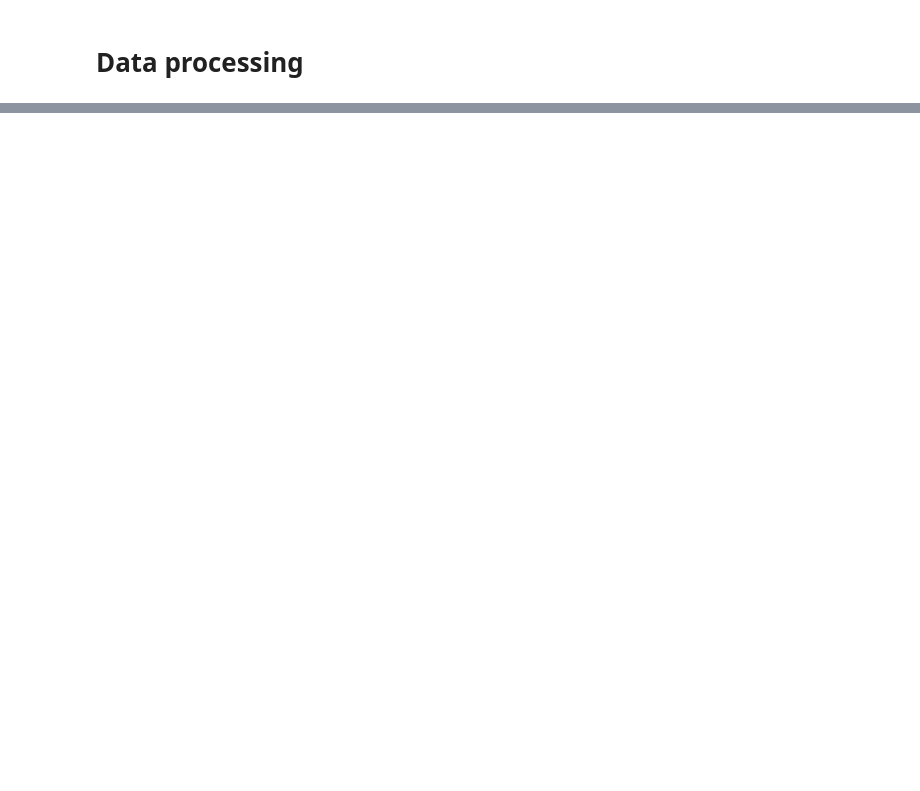
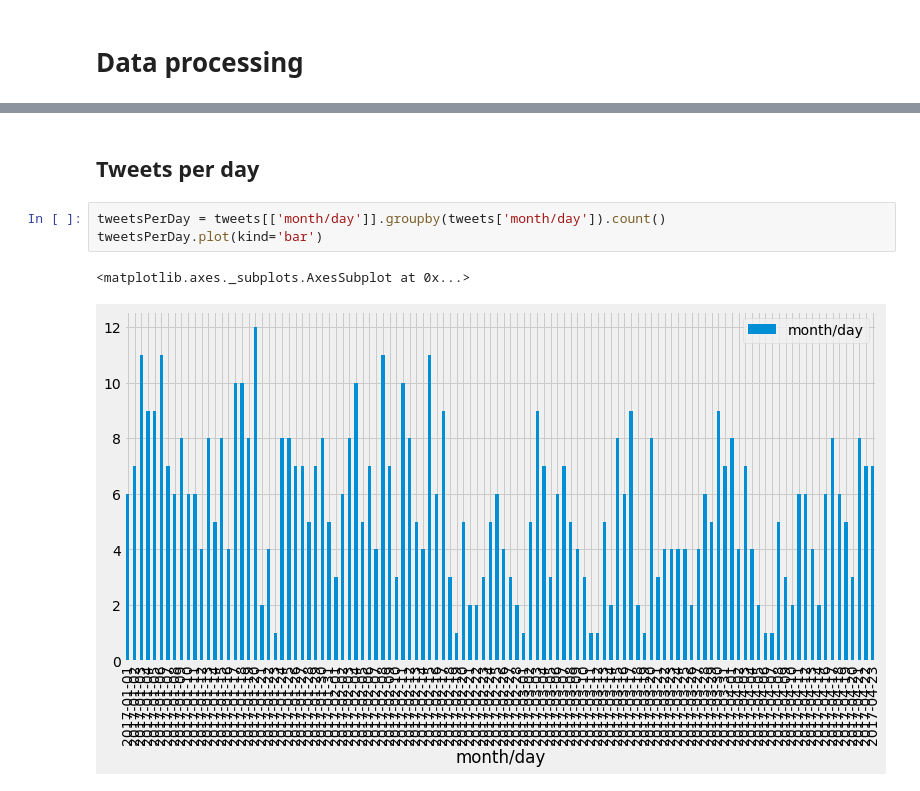
Before and after one commit to nprapps/trump-tweet-analysis, a Jupyter notebook: trump-tweets.ipynb, the cells around one changed output, grey strips where cells are left out. Cells and saved outputs as stored; diff of their text form; blank space fills up the shorter version.

```diff
--- a/trump-tweets.ipynb
+++ b/trump-tweets.ipynb
@@ -141,0 +147,8 @@ dict(tweets.rows[0])
+# %% [markdown]
+## Tweets per day
+# %%
+tweetsPerDay = tweets[['month/day']].groupby(tweets['month/day']).count()
+tweetsPerDay.plot(kind='bar')
+# %% [output]
+<matplotlib.axes._subplots.AxesSubplot at 0x...>
+[figure, added]
```
Also changed, not shown: parts of 66 cells of this notebook.
